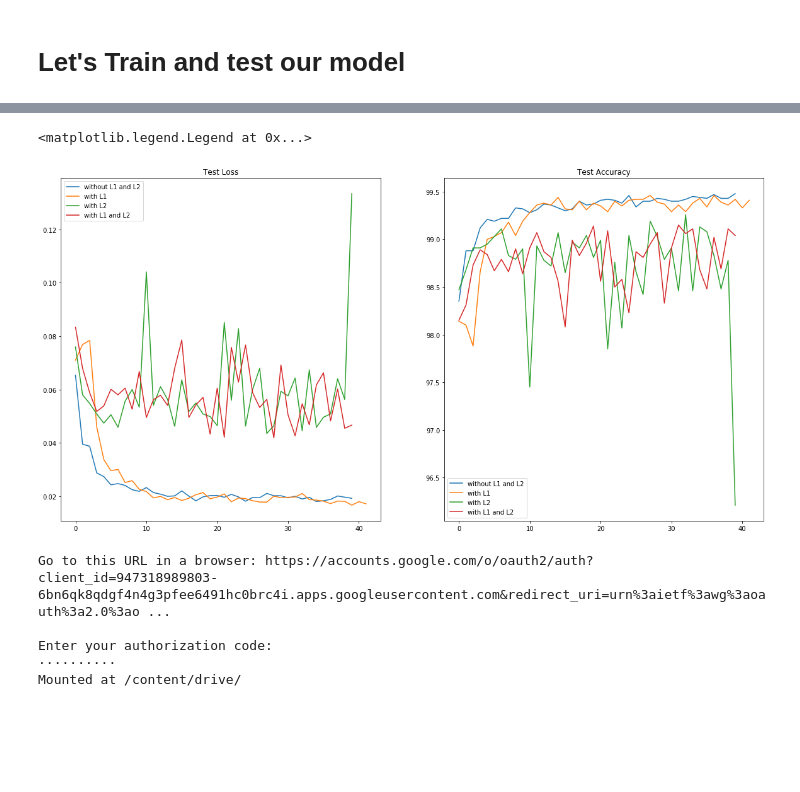
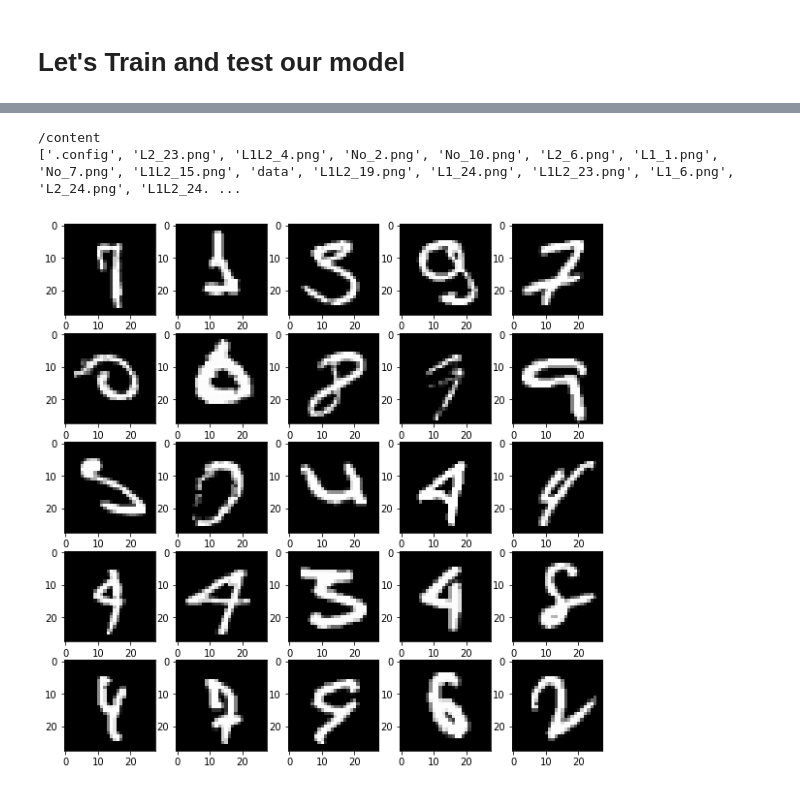
Before and after one commit to seenu-g/school_of_ai, a Jupyter notebook: chap6/trail2.ipynb, the cells around one changed output, grey strips where cells are left out. Cells and saved outputs as stored; diff of their text form; code cells hidden in the pictures; blank space fills up the shorter version.

Commit message:
Able to save graphs as images and misclassified images in my PC.

```diff
--- a/chap6/trail2.ipynb
+++ b/chap6/trail2.ipynb
@@ -506,28 +418,24 @@ EPOCH: 11
 # %%
-fig, axs = plt.subplots(1,2, figsize=(20,10))
+fig1, axs = plt.subplots(nrows=1,ncols=2, figsize=(20,10))
 axs[0].plot(test_without_L1L2_Loss, label='without L1 and L2')
 axs[0].plot(test_with_L1_Loss, label='with L1 ')
 axs[0].plot(test_with_L2_Loss, label='with L2 ')
 axs[0].plot(test_with_L1L2_Loss, label='with L1 and L2 ')
 axs[0].set_title("Test Loss")
 axs[0].legend()
-axs[1].plot(test_without_L1L2_acc, label='without L1 and L2')
-axs[1].plot(test_with_L1_acc, label='with L1 ')
-axs[1].plot(test_with_L2_acc, label='with L2')
-axs[1].plot(test_with_L1L2_acc, label='with L1 and L2 ')
-axs[1].set_title("Test Accuracy")
-axs[1].legend()
+fileName = '/content/'+ 'Test Loss' + '.png'
+plt.savefig(fileName)
+files.download(fileName)
+plt.close(fig1)
+
+fig2, axs = plt.subplots(nrows=1,ncols=2, figsize=(20,10))
+axs[0].plot(test_without_L1L2_acc, label='without L1 and L2')
+axs[0].plot(test_with_L1_acc, label='with L1 ')
+axs[0].plot(test_with_L2_acc, label='with L2')
+axs[0].plot(test_with_L1L2_acc, label='with L1 and L2 ')
+axs[0].set_title("Test Accuracy")
+axs[0].legend()
+fileName = '/content/'+ 'Test Accuracy' + '.png'
+plt.savefig(fileName)
+files.download(fileName)
+plt.close(fig2)
-# %% [output]
-<matplotlib.legend.Legend at 0x...>
-[figure, removed]
-# %%
-from google.colab import files
-from google.colab import drive
-
-drive.mount('/content/drive/')
-# %% [output]
-Go to this URL in a browser: https://accounts.google.com/o/oauth2/auth?client_id=947318989803-6bn6qk8qdgf4n4g3pfee6491hc0brc4i.apps.googleusercontent.com&redirect_uri=urn%3aietf%3awg%3aoauth%3a2.0%3ao ...
-
-Enter your authorization code:
-··········
-Mounted at /content/drive/
@@ -537,9 +442,21 @@ Mounted at /content/drive/
 # %%
 import matplotlib.pyplot as plt
 from google.colab import files
-def save_misclassified(misclassified):
+def save_misclassified(prefix,misclassified):
   fig = plt.figure(figsize = (10,10))
+  print('Images corresponding to' + prefix +' regularization')
   for i in range(25):
         sub = fig.add_subplot(5, 5, i+1)
-        plt.savefig(i+'.png')
-        files.download(i+'.png')
+        plt.imshow(misclassified[i][0].cpu().numpy().squeeze(),cmap='gray',interpolation='none')
+        fileName = '/content/'+ prefix +'_' + str(i)+'.png'
+        plt.savefig(fileName)
+        files.download(fileName)
+# %%
+save_misclassified('No',misclassifiedwithoutL1L2)
+save_misclassified('L1',misclassifiedL1)
+save_misclassified('L2',misclassifiedL2)
+save_misclassified('L1L2',misclassifiedL1L2)
+# %% [output]
+/content
+['.config', 'L2_23.png', 'L1L2_4.png', 'No_2.png', 'No_10.png', 'L2_6.png', 'L1_1.png', 'No_7.png', 'L1L2_15.png', 'data', 'L1L2_19.png', 'L1_24.png', 'L1L2_23.png', 'L1_6.png', 'L2_24.png', 'L1L2_24. ...
+[figure, added]
```
Also changed, not shown: parts of 7 cells of this notebook.
